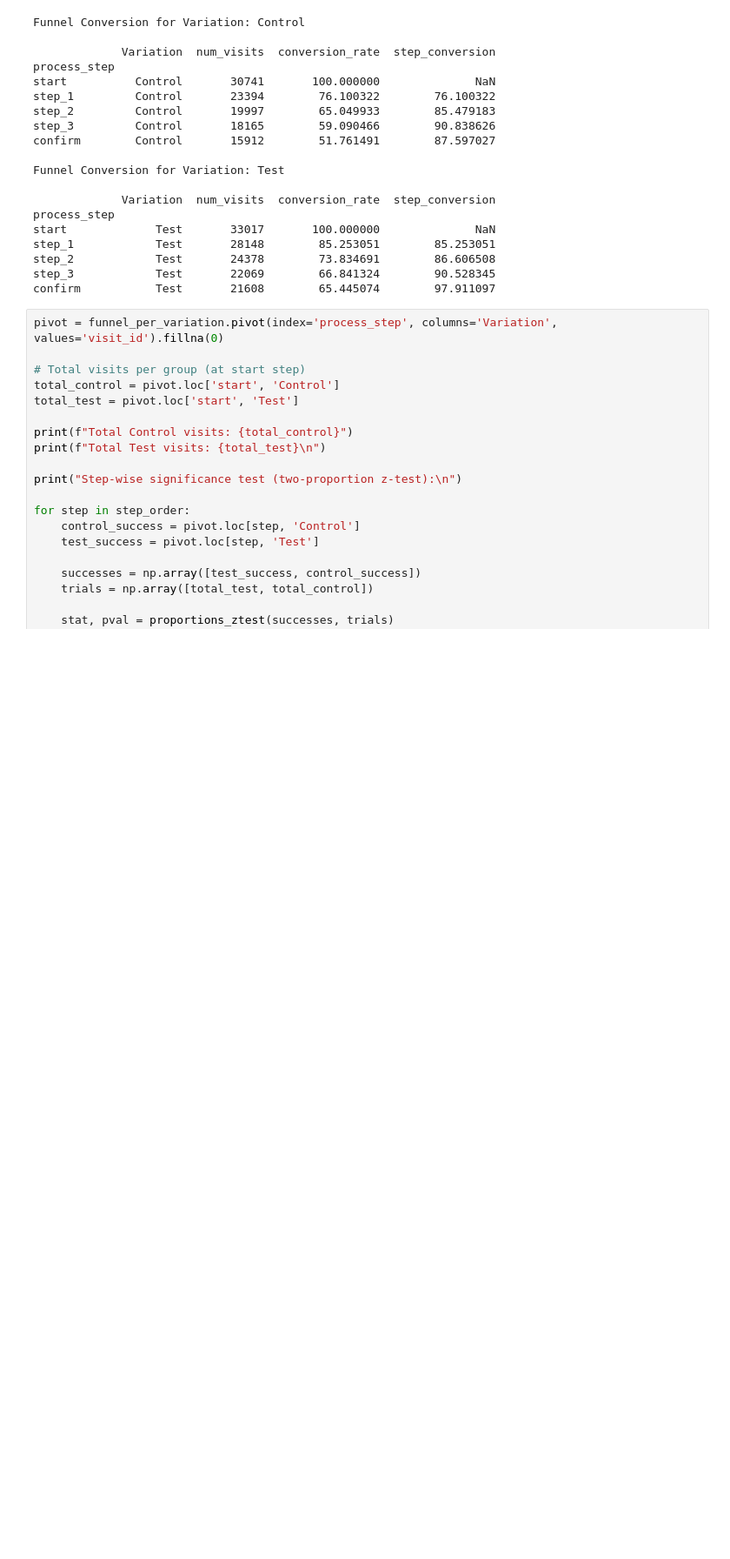
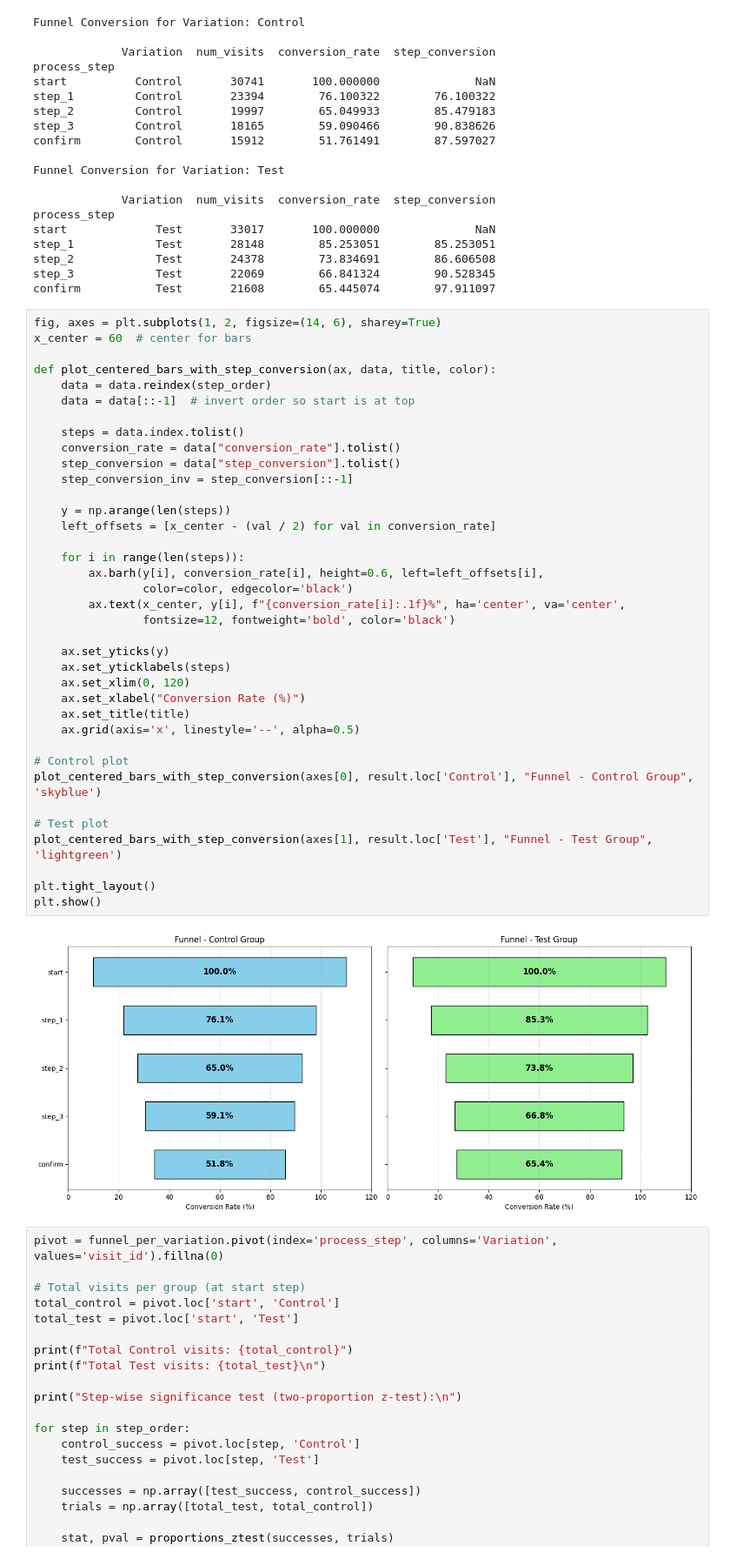
Before and after one commit to JonMc19/Project-Statistics, a Jupyter notebook: Python_files/Topics_Tasks_Day_4&5_week5_P1.ipynb, the cells around one changed output. Shown at 87% size. Saved outputs shown, nothing was run; the diff lists cells and outputs as text; blank space fills up the shorter version.

Commit message:
final updates, funnel plots between test and control groups, also funnels by gender

```diff
--- a/Python_files/Topics_Tasks_Day_4&5_week5_P1.ipynb
+++ b/Python_files/Topics_Tasks_Day_4&5_week5_P1.ipynb
@@ -75,6 +75,45 @@ step_1            Test       28148        85.253051        85.253051
 step_2            Test       24378        73.834691        86.606508
 step_3            Test       22069        66.841324        90.528345
 confirm           Test       21608        65.445074        97.911097
+# %%
+fig, axes = plt.subplots(1, 2, figsize=(14, 6), sharey=True)
+x_center = 60  # center for bars
+
+def plot_centered_bars_with_step_conversion(ax, data, title, color):
+    data = data.reindex(step_order)
+    data = data[::-1]  # invert order so start is at top
+
+    steps = data.index.tolist()
+    conversion_rate = data["conversion_rate"].tolist()
+    step_conversion = data["step_conversion"].tolist()
+    step_conversion_inv = step_conversion[::-1]
+
+    y = np.arange(len(steps))
+    left_offsets = [x_center - (val / 2) for val in conversion_rate]
+
+    for i in range(len(steps)):
+        ax.barh(y[i], conversion_rate[i], height=0.6, left=left_offsets[i],
+                color=color, edgecolor='black')
+        ax.text(x_center, y[i], f"{conversion_rate[i]:.1f}%", ha='center', va='center',
+                fontsize=12, fontweight='bold', color='black')
+
+    ax.set_yticks(y)
+    ax.set_yticklabels(steps)
+    ax.set_xlim(0, 120)
+    ax.set_xlabel("Conversion Rate (%)")
+    ax.set_title(title)
+    ax.grid(axis='x', linestyle='--', alpha=0.5)
+
+# Control plot
+plot_centered_bars_with_step_conversion(axes[0], result.loc['Control'], "Funnel - Control Group", 'skyblue')
+
+# Test plot
+plot_centered_bars_with_step_conversion(axes[1], result.loc['Test'], "Funnel - Test Group", 'lightgreen')
+
+plt.tight_layout()
+plt.show()
+# %% [output]
+[figure, added]
 # %%
 pivot = funnel_per_variation.pivot(index='process_step', columns='Variation', values='visit_id').fillna(0)
 
```
Also changed, not shown: parts of 2 cells of this notebook.
